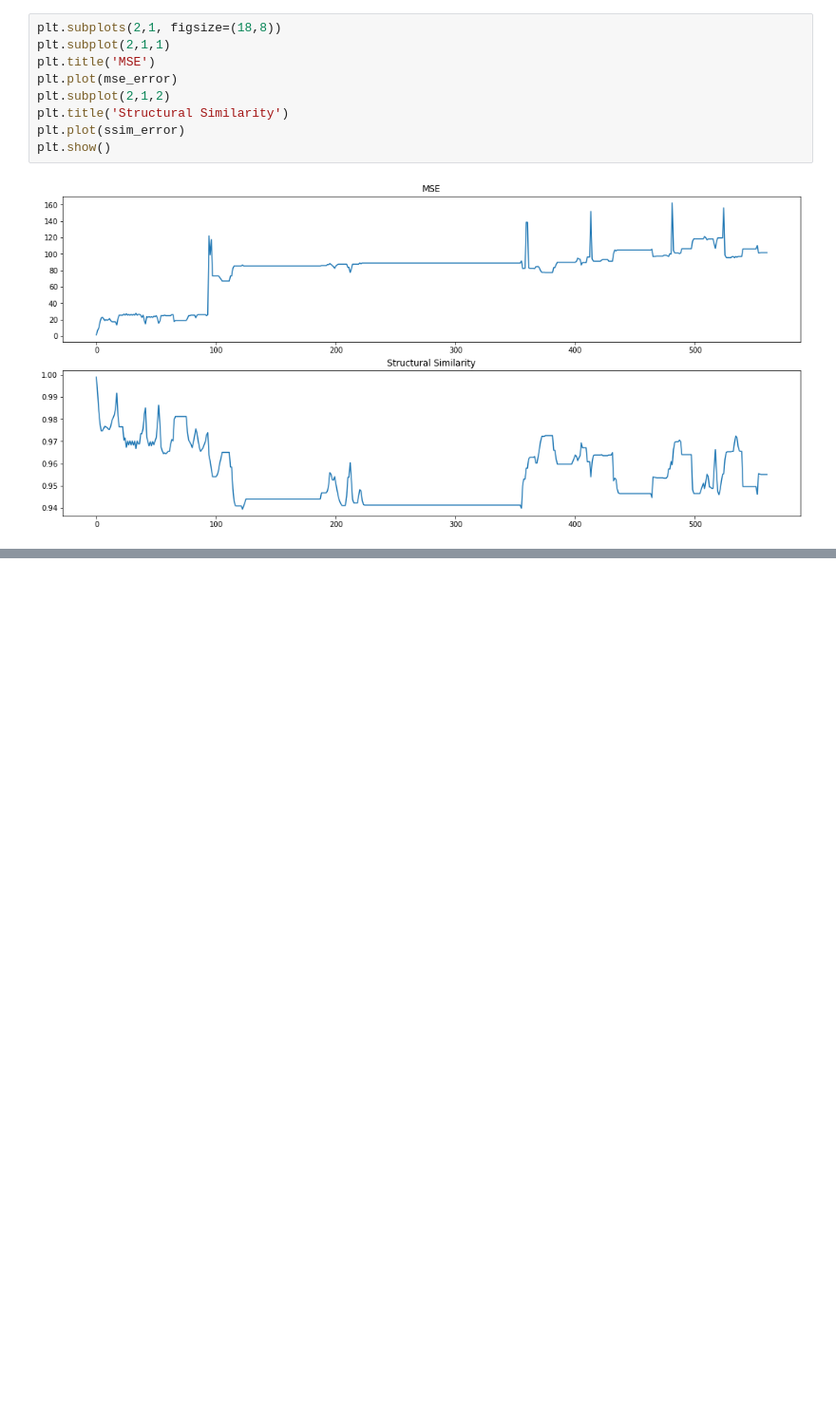
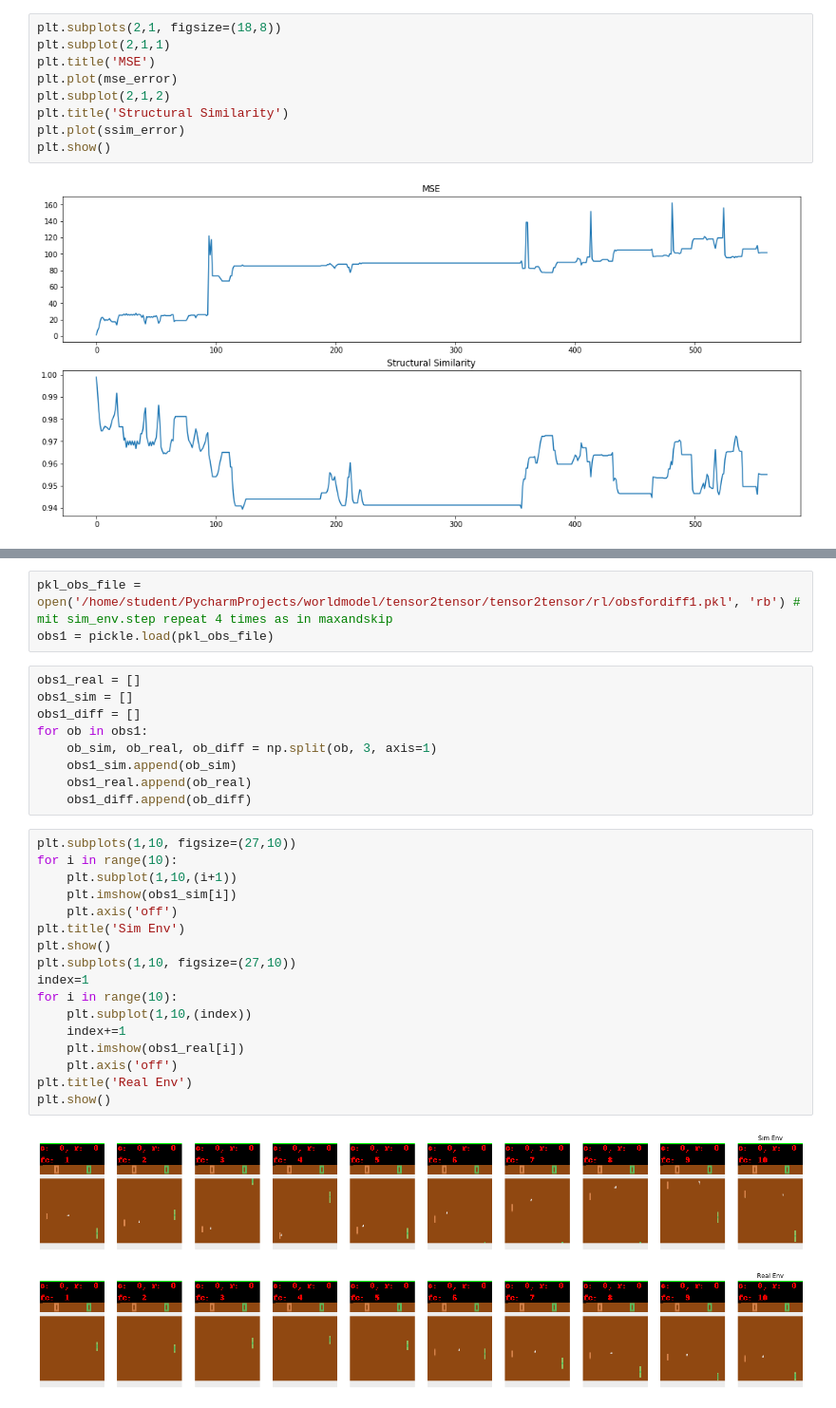
Before and after one commit to dakaun/worldmodel, a Jupyter notebook: tensor2tensor/tensor2tensor/rl/read_experiments/wm_realenv.ipynb, the cells around one changed output, grey strips where cells are left out. Shown at 95% size. Cells and saved outputs as stored; diff of their text form; blank space fills up the shorter version.

```diff
--- a/tensor2tensor/tensor2tensor/rl/read_experiments/wm_realenv.ipynb
+++ b/tensor2tensor/tensor2tensor/rl/read_experiments/wm_realenv.ipynb
@@ -66,0 +105,32 @@ plt.show()
+# %%
+pkl_obs_file = open('/home/student/PycharmProjects/worldmodel/tensor2tensor/tensor2tensor/rl/obsfordiff1.pkl', 'rb') # mit sim_env.step repeat 4 times as in maxandskip
+obs1 = pickle.load(pkl_obs_file)
+# %%
+obs1_real = []
+obs1_sim = []
+obs1_diff = []
+for ob in obs1:
+    ob_sim, ob_real, ob_diff = np.split(ob, 3, axis=1)
+    obs1_sim.append(ob_sim)
+    obs1_real.append(ob_real)
+    obs1_diff.append(ob_diff)
+# %%
+plt.subplots(1,10, figsize=(27,10))
+for i in range(10):
+    plt.subplot(1,10,(i+1))
+    plt.imshow(obs1_sim[i])
+    plt.axis('off')
+plt.title('Sim Env')
+plt.show()
+plt.subplots(1,10, figsize=(27,10))
+index=1
+for i in range(10):
+    plt.subplot(1,10,(index))
+    index+=1
+    plt.imshow(obs1_real[i])
+    plt.axis('off')
+plt.title('Real Env')
+plt.show()
+# %% [output]
+[figure, added]
+[figure, added]
```
Also changed, not shown: parts of 62 cells of this notebook, 1 other file.
